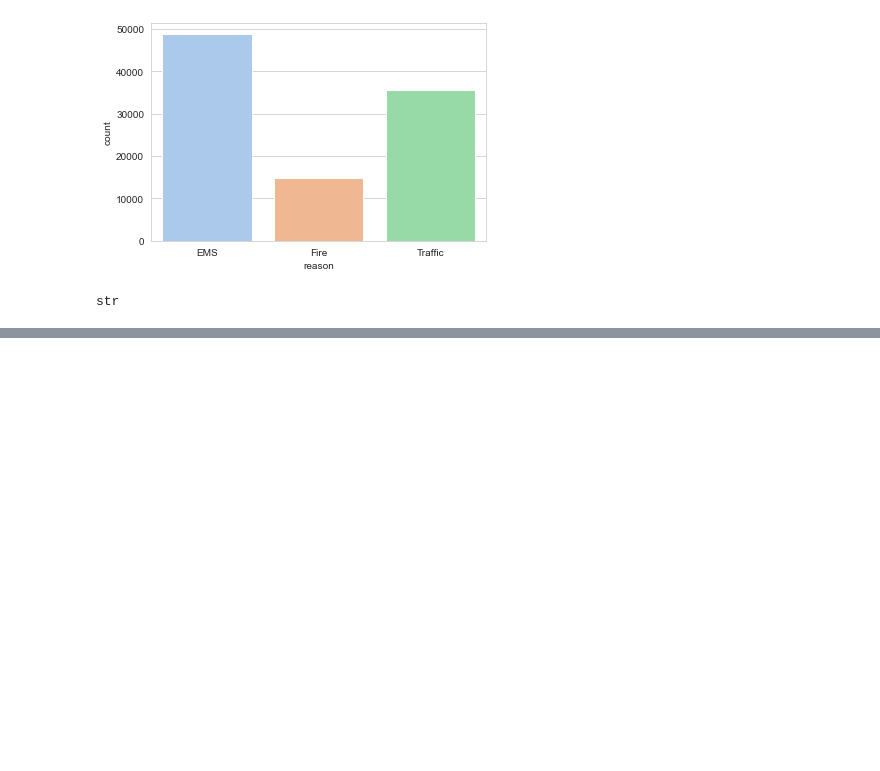
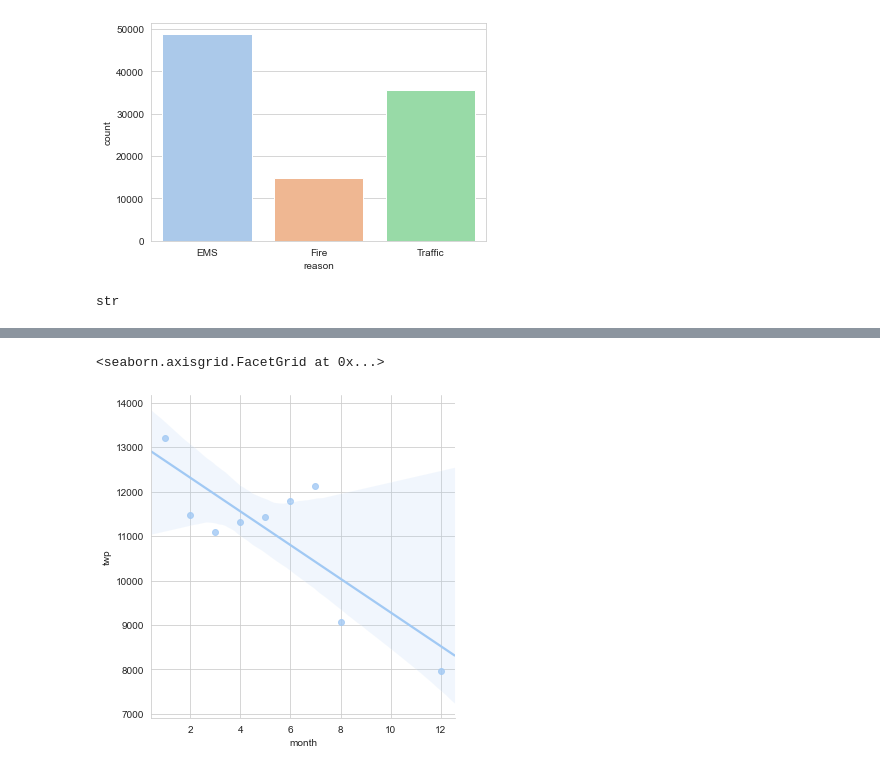
Before and after one commit to pdebnam/Data_Capstone_Projects, a Jupyter notebook: 911 Calls - My Solutions.ipynb, the cells around one changed output, grey strips where cells are left out. Cells and saved outputs as stored; diff of their text form; code cells hidden in the pictures; blank space fills up the shorter version.

```diff
--- a/911 Calls - My Solutions.ipynb
+++ b/911 Calls - My Solutions.ipynb
@@ -162,0 +208,5 @@ plt.legend(bbox_to_anchor=(1.25,1))
+# %%
+sns.lmplot(x='month',y='twp',data=by_Month.reset_index(),palette='flare',truncate=False)
+# %% [output]
+<seaborn.axisgrid.FacetGrid at 0x...>
+[figure, added]
```
Also changed, not shown: parts of 16 cells of this notebook.
